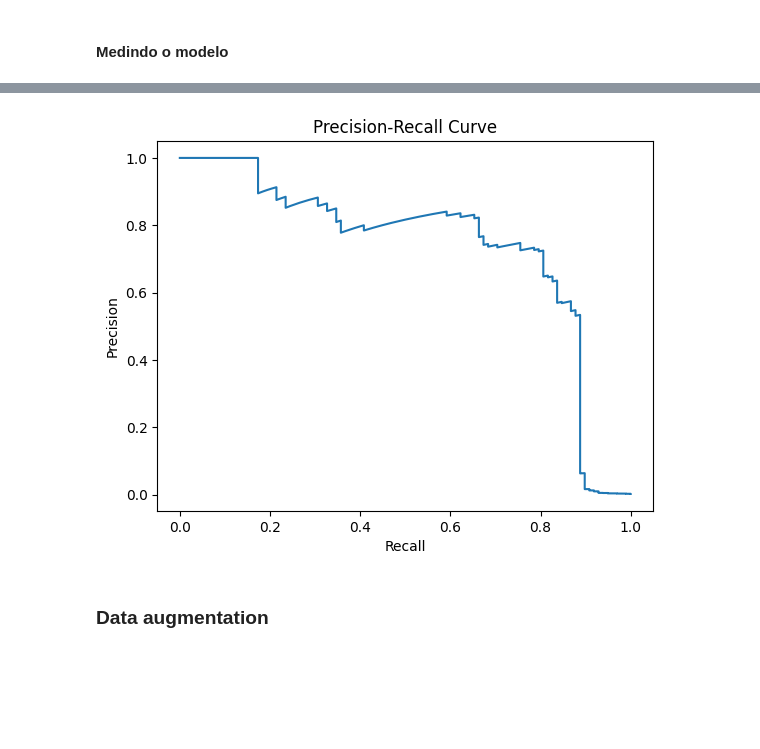
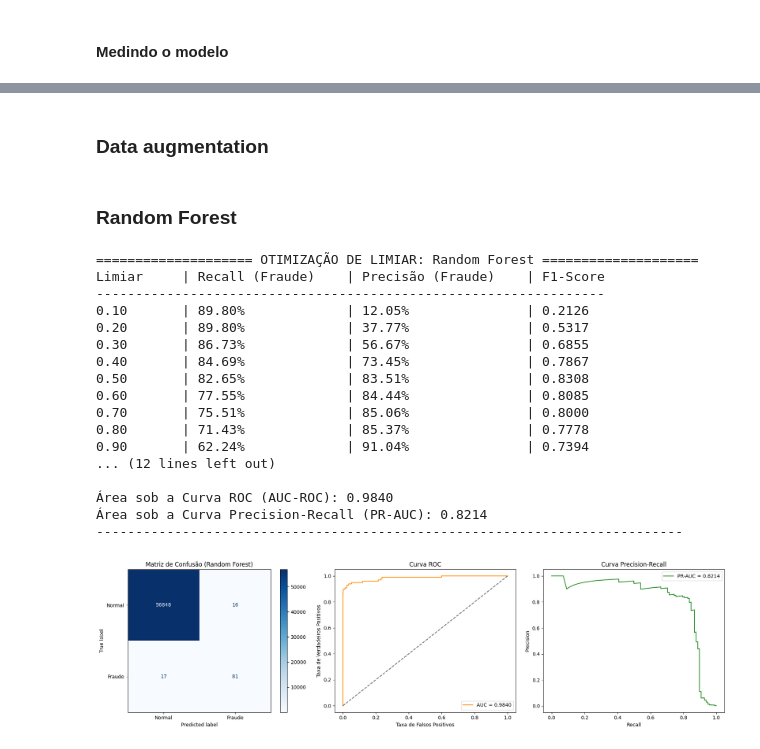
Before and after one commit to echer/dio-challenge-python-anomaly-detection-fraud, a Jupyter notebook: fraud-detection.ipynb, the cells around one changed output, grey strips where cells are left out. Cells and saved outputs as stored; diff of their text form; code cells hidden in the pictures; blank space fills up the shorter version.

Commit message:
adicionado random forest e padronizacao em funcoes

```diff
--- a/fraud-detection.ipynb
+++ b/fraud-detection.ipynb
@@ -128,13 +161,3 @@ plt.show()
-# %%
-precision, recall, _ = precision_recall_curve(y_test, y_prob)
-
-plt.plot(recall, precision)
-plt.title("Precision-Recall Curve")
-plt.xlabel("Recall")
-plt.ylabel("Precision")
-plt.show()
-# %% [output]
-[figure, removed]
 # %% [markdown]
 ### Data augmentation
 # %%
@@ -148,3 +171,40 @@ plt.show()
 # O oversampling aumentou a classe minoritaria porém derrubou a acuracia entao desativei
 #smote = SMOTE(random_state=random_seed, sampling_strategy=0.05)
 #x_train, y_train = smote.fit_resample(x_train, y_train)
+# %% [markdown]
+### Random Forest
+# %%
+# 1. Treinar o Random Forest
+rf_model = RandomForestClassifier(
+    n_estimators=100,
+    max_depth=10,
+    class_weight="balanced_subsample",
+    random_state=random_seed,
+    n_jobs=-1
+)
+rf_model.fit(x_train, y_train)
+# 2. Obter probabilidades
+rf_y_prob = rf_model.predict_proba(x_test)[:, 1]
+# 3. Encontrar o melhor limiar
+melhor_limiar_rf = encontrar_melhor_limiar(y_test, rf_y_prob, nome_modelo="Random Forest")
+# 4. Gerar o relatório completo e gráficos
+avaliar_modelo(y_test, rf_y_prob, threshold=melhor_limiar_rf, nome_modelo="Random Forest")
+# %% [output]
+==================== OTIMIZAÇÃO DE LIMIAR: Random Forest ====================
+Limiar     | Recall (Fraude)    | Precisão (Fraude)    | F1-Score
+-----------------------------------------------------------------
+0.10       | 89.80%             | 12.05%               | 0.2126
+0.20       | 89.80%             | 37.77%               | 0.5317
+0.30       | 86.73%             | 56.67%               | 0.6855
+0.40       | 84.69%             | 73.45%               | 0.7867
+0.50       | 82.65%             | 83.51%               | 0.8308
+0.60       | 77.55%             | 84.44%               | 0.8085
+0.70       | 75.51%             | 85.06%               | 0.8000
+0.80       | 71.43%             | 85.37%               | 0.7778
+0.90       | 62.24%             | 91.04%               | 0.7394
+... (12 lines left out)
+
+Área sob a Curva ROC (AUC-ROC): 0.9840
+Área sob a Curva Precision-Recall (PR-AUC): 0.8214
+---------------------------------------------------------------------------
+[figure, added]
```
Also changed, not shown: parts of 6 cells of this notebook.
